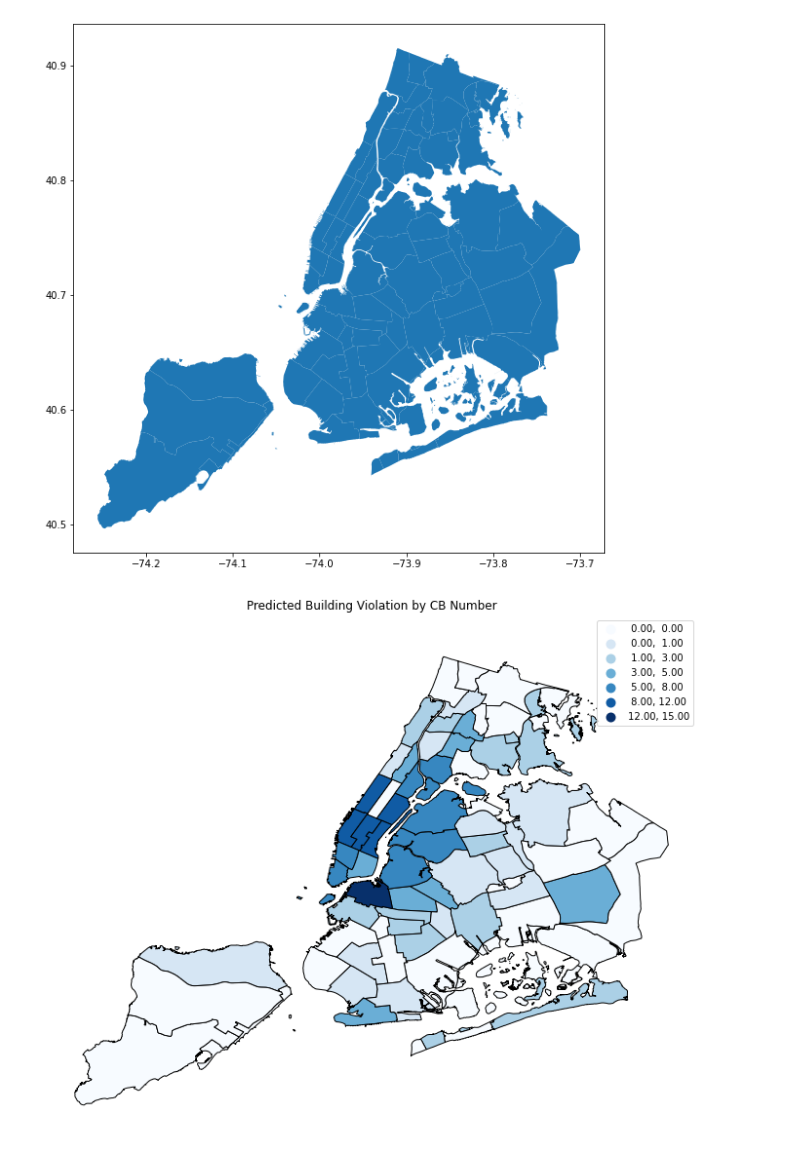
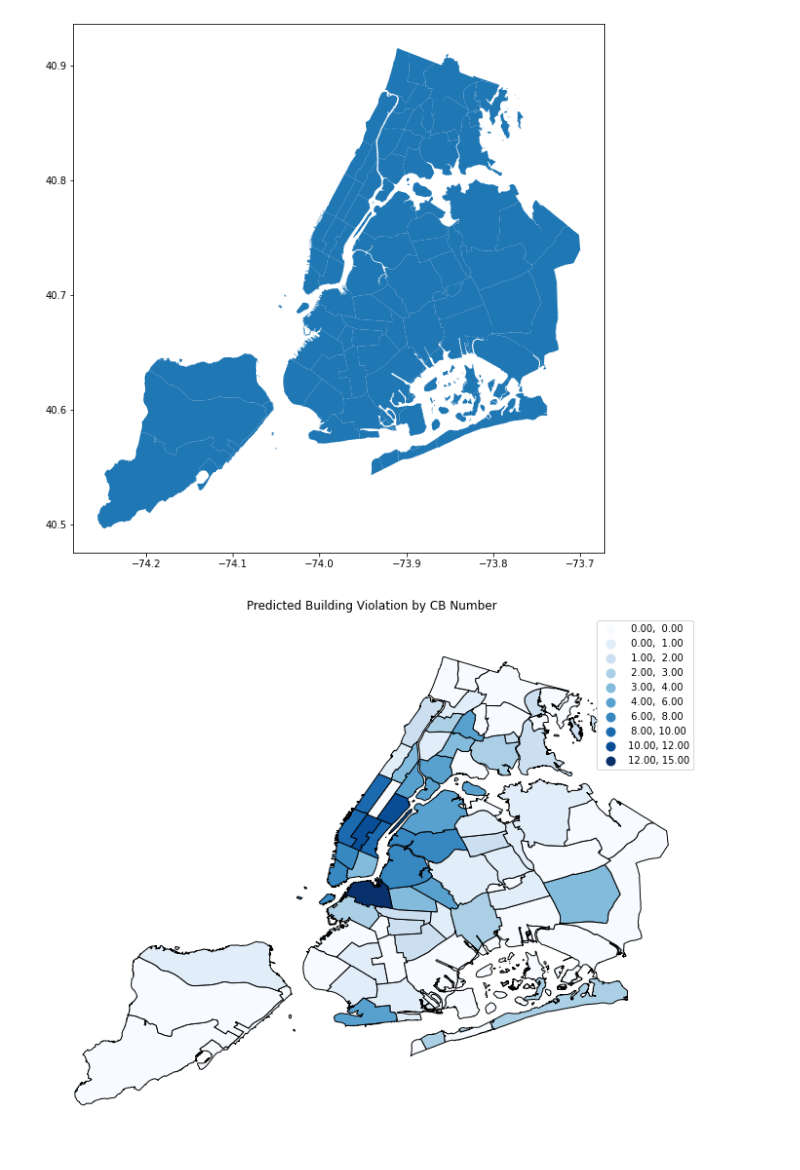
Before and after one commit to ahsan-fayyaz/DOB-Construction-Injury-Predictions, a Jupyter notebook: Maps.ipynb, the cells around one changed output. Cells and saved outputs as stored; diff of their text form; code cells hidden in the pictures.

```diff
--- a/Maps.ipynb
+++ b/Maps.ipynb
@@ -150,6 +139,6 @@ for i in range(0,len(geo_merge)):
 
 
 # convert to int again
-geo_merge["High Risk Building Count"] = geo_merge["High Risk Building Count"].astype(int)
+geo_merge["High Risk Building Count"] = geo_merge["High Risk Building Count"].astype(float).astype(int)
 geo_merge["High Risk Building Count"].value_counts()
 # %% [output]
@@ -179,9 +172,9 @@ gis_df.plot(ax=ax)
 # %%
 f, ax = plt.subplots(1, figsize=(12, 10))
 ax.set_title('Predicted Building Violation by CB Number')
-geo_merge.plot(column='High Risk Building Count', scheme='fisher_jenks', k=7,
+geo_merge.plot(column='High Risk Building Count', scheme='fisher_jenks', k=10,
                          cmap=plt.cm.Blues, edgecolor='black',legend=True, ax=ax)
 ax.set_axis_off()
 plt.axis('equal');
 # %% [output]
-[figure, old version]
+[figure, new version]
```
Also changed, not shown: parts of 7 cells of this notebook.
